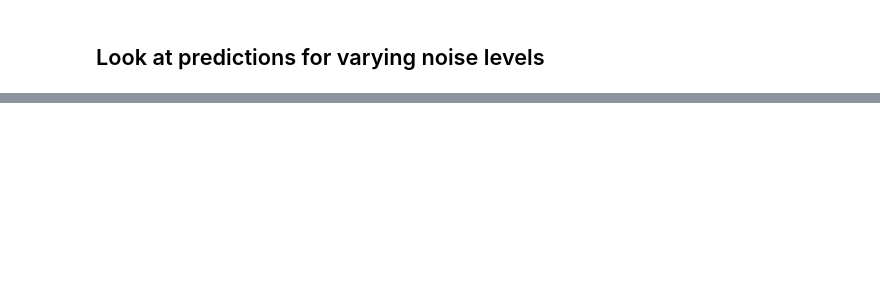
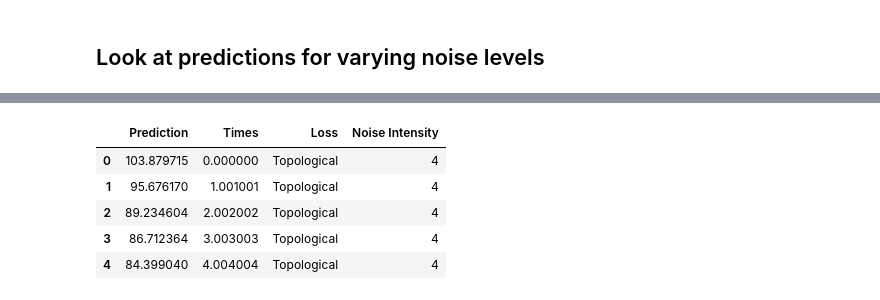
Before and after one commit to ckovacs2/TIPINN, a Jupyter notebook: prediction.ipynb, the cells around one changed output, grey strips where cells are left out. Cells and saved outputs as stored; diff of their text form; code cells hidden in the pictures; blank space fills up the shorter version.

```diff
--- a/prediction.ipynb
+++ b/prediction.ipynb
@@ -216,0 +107,21 @@ plt.show()
+# %%
+pred_frames = []
+for noise in noise_records:
+    frame = pd.DataFrame(
+        {
+            "Prediction": noise['prediction'].numpy().flatten(),
+            "Times": noise['times'].flatten()
+        }
+    )
+    frame['Loss'] = 'Physical' if noise['phys_loss'] else 'Topological'
+    frame['Noise Intensity'] = noise['noise_intensity']
+    pred_frames.append(frame)
+pred_frame = pd.concat(pred_frames, axis = 0, ignore_index=True)
+pred_frame.head()
+# %% [output]
+|  | Prediction | Times | Loss | Noise Intensity |
+| 0 | 103.879715 | 0.000000 | Topological | 4 |
+| 1 | 95.676170 | 1.001001 | Topological | 4 |
+| 2 | 89.234604 | 2.002002 | Topological | 4 |
+| 3 | 86.712364 | 3.003003 | Topological | 4 |
+| 4 | 84.399040 | 4.004004 | Topological | 4 |
```
Also changed, not shown: parts of 11 cells of this notebook, 5 other files.
